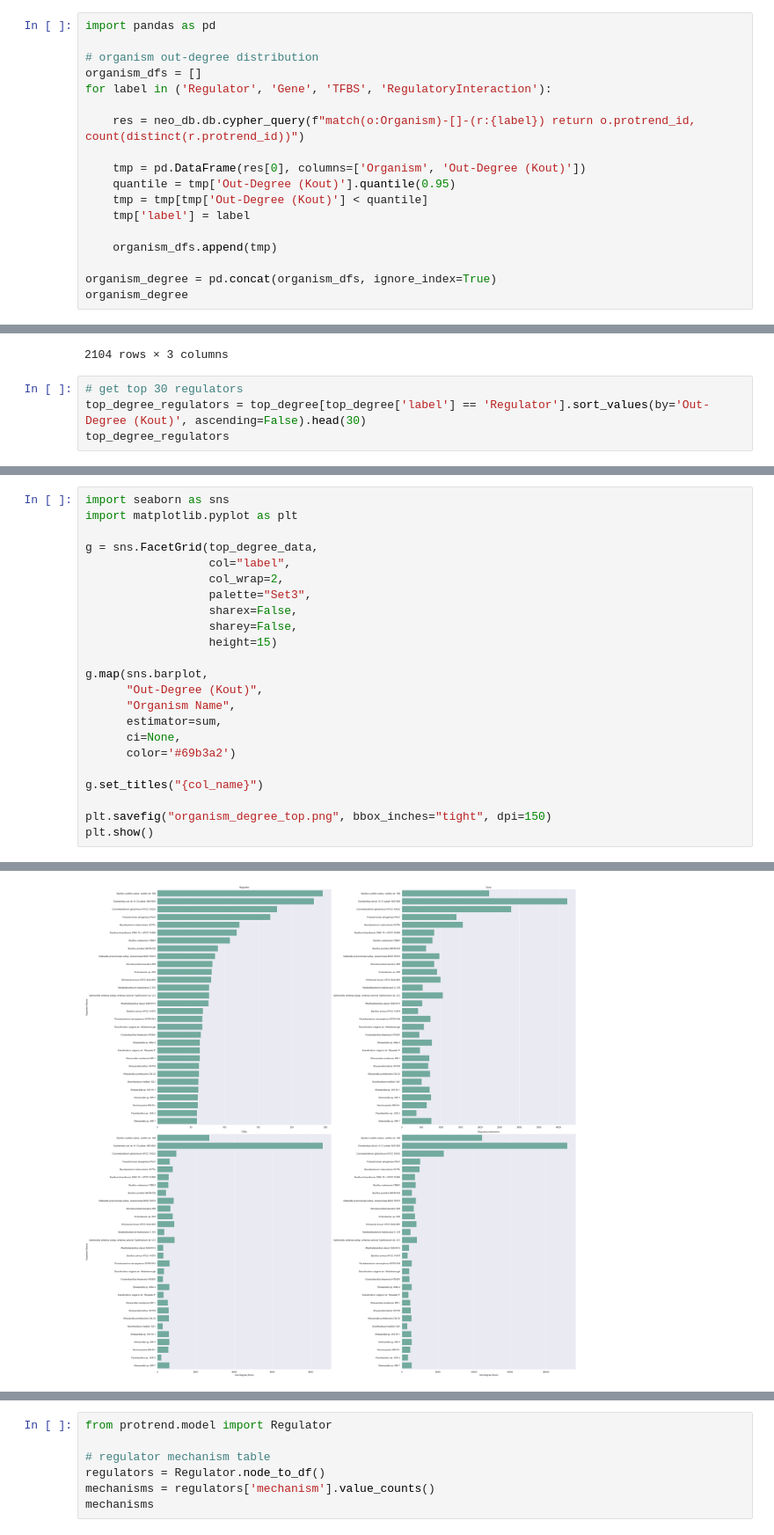
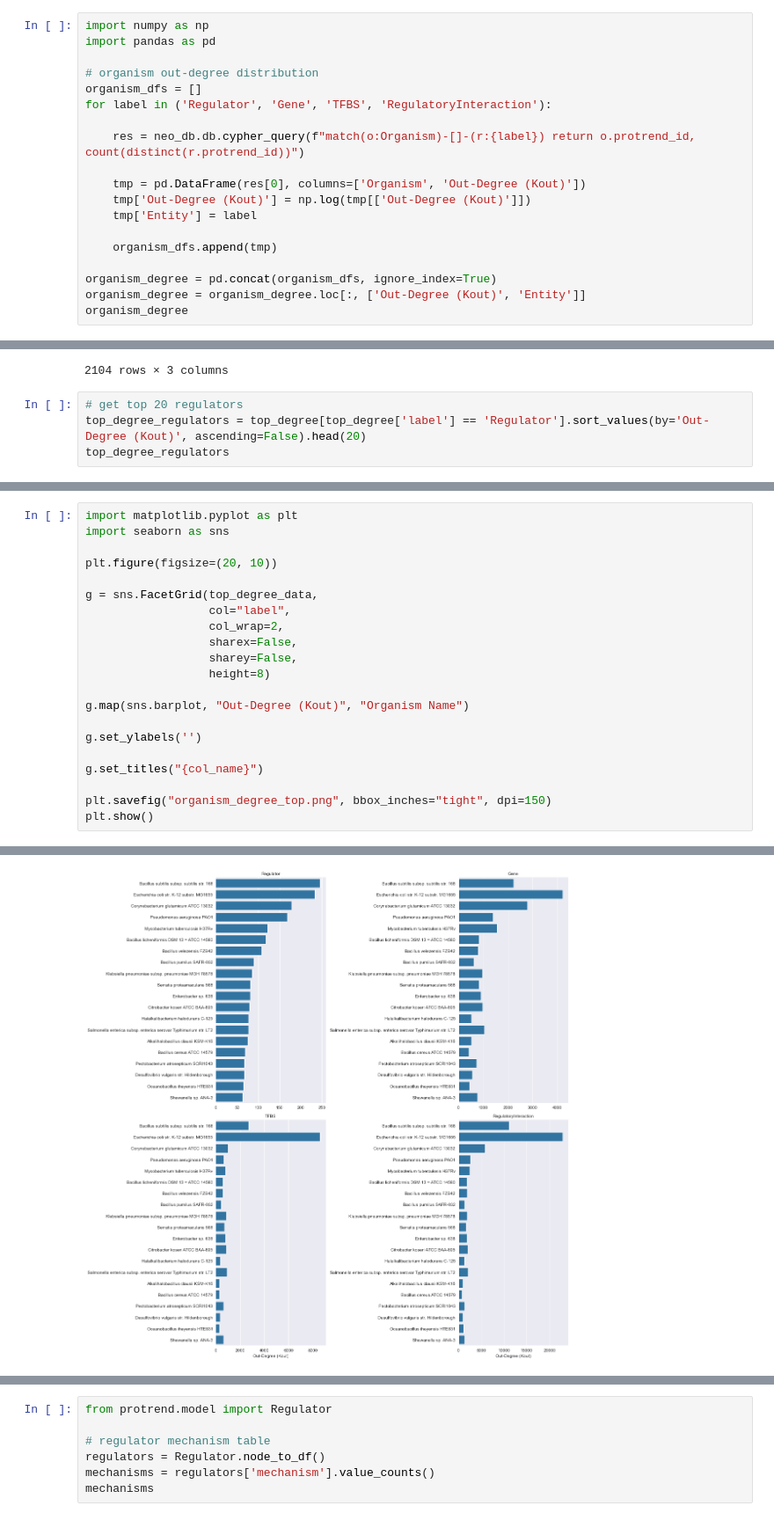
Before and after one commit to cruz-f/protrend-database, a Jupyter notebook: src/protrend/report/distribution_report.ipynb, the cells around one changed output, grey strips where cells are left out. Shown at 88% size. Drawn from its saved outputs; the diff is of its cells as text.

```diff
--- a/src/protrend/report/distribution_report.ipynb
+++ b/src/protrend/report/distribution_report.ipynb
@@ -5,6 +5,7 @@ neo_db = NeoDatabase(user_name=Settings.db_user_name, password=Settings.db_passw
                      ip=Settings.db_ip, port=Settings.db_port)
 neo_db.connect()
 # %%
+import numpy as np
 import pandas as pd
 
 # organism out-degree distribution
@@ -14,12 +15,12 @@ for label in ('Regulator', 'Gene', 'TFBS', 'RegulatoryInteraction'):
     res = neo_db.db.cypher_query(f"match(o:Organism)-[]-(r:{label}) return o.protrend_id, count(distinct(r.protrend_id))")
 
     tmp = pd.DataFrame(res[0], columns=['Organism', 'Out-Degree (Kout)'])
-    quantile = tmp['Out-Degree (Kout)'].quantile(0.95)
-    tmp = tmp[tmp['Out-Degree (Kout)'] < quantile]
-    tmp['label'] = label
+    tmp['Out-Degree (Kout)'] = np.log(tmp[['Out-Degree (Kout)']])
+    tmp['Entity'] = label
 
     organism_dfs.append(tmp)
 
 organism_degree = pd.concat(organism_dfs, ignore_index=True)
+organism_degree = organism_degree.loc[:, ['Out-Degree (Kout)', 'Entity']]
 organism_degree
 # %% [output]
@@ -100,8 +93,8 @@ top_degree
 | PRT.ORG.0000613 | Alteromonadales bacterium TW-7 | 372 | RegulatoryInteraction |
 2104 rows × 3 columns
 # %%
-# get top 30 regulators
-top_degree_regulators = top_degree[top_degree['label'] == 'Regulator'].sort_values(by='Out-Degree (Kout)', ascending=False).head(30)
+# get top 20 regulators
+top_degree_regulators = top_degree[top_degree['label'] == 'Regulator'].sort_values(by='Out-Degree (Kout)', ascending=False).head(20)
 top_degree_regulators
 # %% [output]
 |  | Organism Name | Out-Degree (Kout) | label |
@@ -144,21 +137,19 @@ top_degree_data
 # %%
+import matplotlib.pyplot as plt
 import seaborn as sns
-import matplotlib.pyplot as plt
+
+plt.figure(figsize=(20, 10))
 
 g = sns.FacetGrid(top_degree_data,
                   col="label",
                   col_wrap=2,
-                  palette="Set3",
                   sharex=False,
                   sharey=False,
-                  height=15)
+                  height=8)
 
-g.map(sns.barplot,
-      "Out-Degree (Kout)",
-      "Organism Name",
-      estimator=sum,
-      ci=None,
-      color='#69b3a2')
+g.map(sns.barplot, "Out-Degree (Kout)", "Organism Name")
+
+g.set_ylabels('')
 
 g.set_titles("{col_name}")
 
@@ -168,2 +160,2 @@ plt.show()
-[figure, old version]
+[figure, new version]
 # %%
```
Also changed, not shown: parts of 18 cells of this notebook, 17 other files.
